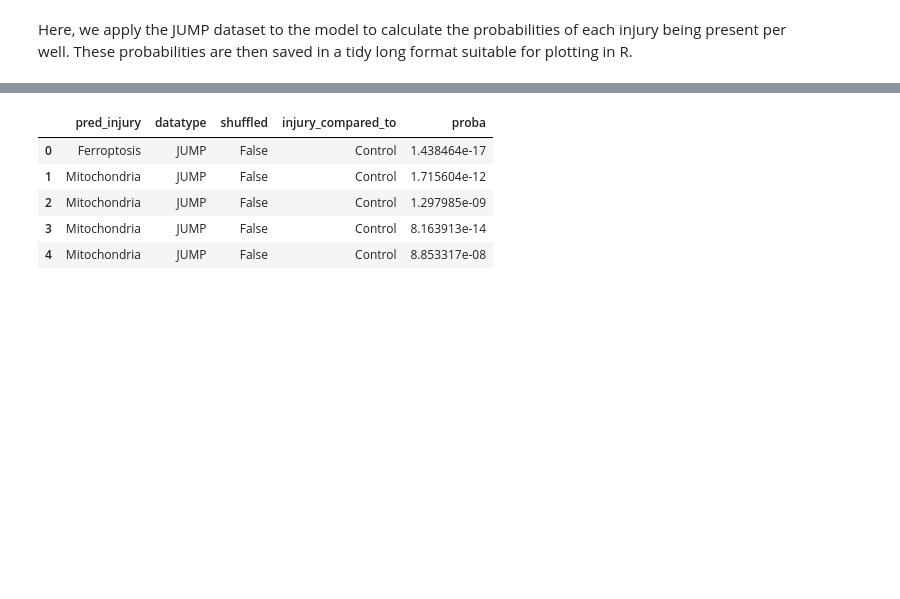
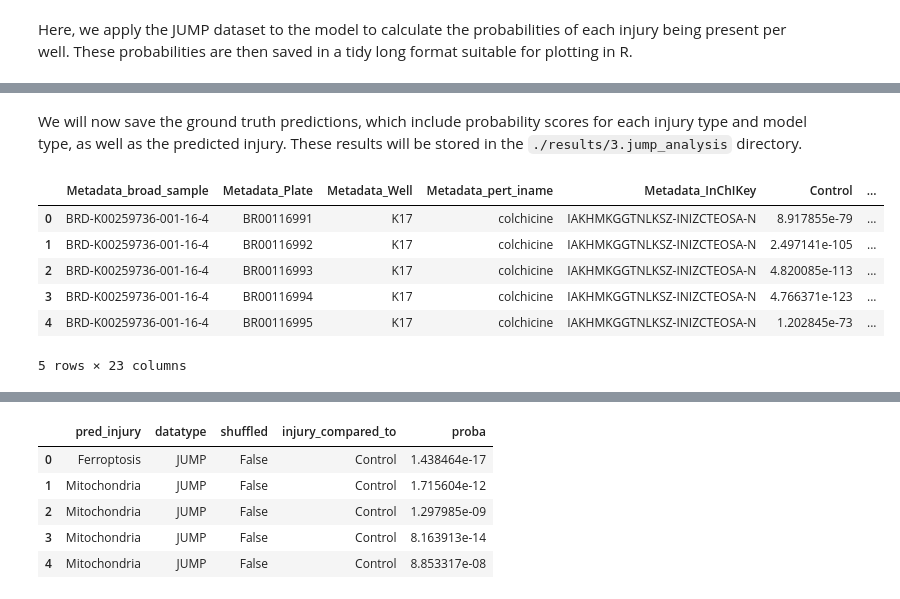
Before and after one commit to axiomcura/predicting-cell-injury-compounds, a Jupyter notebook: notebooks/3.jump-analysis/3.jump_analysis.ipynb, the cells around one changed output, grey strips where cells are left out. Saved outputs shown, nothing was run; the diff lists cells and outputs as text; code cells hidden in the pictures; blank space fills up the shorter version.

```diff
--- a/notebooks/3.jump-analysis/3.jump_analysis.ipynb
+++ b/notebooks/3.jump-analysis/3.jump_analysis.ipynb
@@ -286,10 +287,24 @@ shared_treat_jump_df.to_csv(
 # %% [markdown]
 ## Applying JUMP dataset to Multi-Class Logistics Regression Model
 # %%
+# metadata to select from the jump dataset to add into the ground truth
+gt_metadata_cols = [
+    "Metadata_broad_sample",
+    "Metadata_Plate",
+    "Metadata_Well",
+    "Metadata_pert_iname",
+    "Metadata_InChIKey",
+]
+
 # split the data
 aligned_meta_cols, aligned_feature_cols = split_meta_and_features(shared_jump_df)
 
-gt_X = jump_cyto_injury_df[aligned_feature_cols]
+# JUMP ground truth feature space (24 wells)
+gt_df = gt_jump_cyto_injury_df[gt_metadata_cols + aligned_feature_cols]
+gt_X = gt_jump_cyto_injury_df[aligned_feature_cols]
+
+
+# other JUMP wells feature space (not labeled)
 X = shared_jump_df[aligned_feature_cols]
 
 # check if the feature space are the same
@@ -373,0 +373,53 @@ cytoskeletal_proba_scores.rename(columns={"Cytoskeletal": "Cytoskeletal Proba"})
+# %% [markdown]
+We will now save the ground truth predictions, which include probability scores for each injury type and model type, as well as the predicted injury. These results will be stored in the `./results/3.jump_analysis` directory.
+# %%
+# update columns by replacing the column index (which are the injury codes) to the injury type
+gt_y_proba_df.columns = [
+    injury_decoder[str(injury_code)]
+    for injury_code in gt_y_proba_df.columns.tolist()[0:15]
+] + col_to_sel
+shuffled_gt_y_proba_df.columns = [
+    injury_decoder[str(injury_code)]
+    for injury_code in shuffled_gt_y_proba_df.columns.tolist()[0:15]
+] + col_to_sel
+
+# add the metadata to both prediction dataframes
+gt_y_proba_df = pd.concat(
+    [
+        gt_df[gt_metadata_cols].reset_index(drop=True),
+        gt_y_proba_df.reset_index(drop=True),
+    ],
+    axis=1,
+)
+shuffled_gt_y_proba = pd.concat(
+    [
+        gt_df[gt_metadata_cols].reset_index(drop=True),
+        shuffled_gt_y_proba_df.reset_index(drop=True),
+    ],
+    axis=1,
+)
+
+# concat both dataframes into one
+gt_proba_preds_df = pd.concat([gt_y_proba_df, shuffled_gt_y_proba])
+
+# updating the "pred_injury" injury codes to injury_type names
+gt_proba_preds_df["pred_injury"] = (
+    gt_proba_preds_df["pred_injury"]
+    .astype(str)
+    .apply(lambda injury_code: injury_decoder[injury_code])
+)
+
+# saving ground truth probabilities
+gt_save_path = (jump_analysis_dir / "ground_truth_probabilities.csv").resolve()
+gt_proba_preds_df.to_csv(gt_save_path, index=False)
+
+# display dataframe
+gt_proba_preds_df.head()
+# %% [output]
+|  | Metadata_broad_sample | Metadata_Plate | Metadata_Well | Metadata_pert_iname | Metadata_InChIKey | Control | ... |
+| 0 | BRD-K00259736-001-16-4 | BR00116991 | K17 | colchicine | IAKHMKGGTNLKSZ-INIZCTEOSA-N | 8.917855e-79 | ... |
+| 1 | BRD-K00259736-001-16-4 | BR00116992 | K17 | colchicine | IAKHMKGGTNLKSZ-INIZCTEOSA-N | 2.497141e-105 | ... |
+| 2 | BRD-K00259736-001-16-4 | BR00116993 | K17 | colchicine | IAKHMKGGTNLKSZ-INIZCTEOSA-N | 4.820085e-113 | ... |
+| 3 | BRD-K00259736-001-16-4 | BR00116994 | K17 | colchicine | IAKHMKGGTNLKSZ-INIZCTEOSA-N | 4.766371e-123 | ... |
+| 4 | BRD-K00259736-001-16-4 | BR00116995 | K17 | colchicine | IAKHMKGGTNLKSZ-INIZCTEOSA-N | 1.202845e-73 | ... |
+5 rows × 23 columns
```
Also changed, not shown: parts of 5 cells of this notebook, 8 other files.
